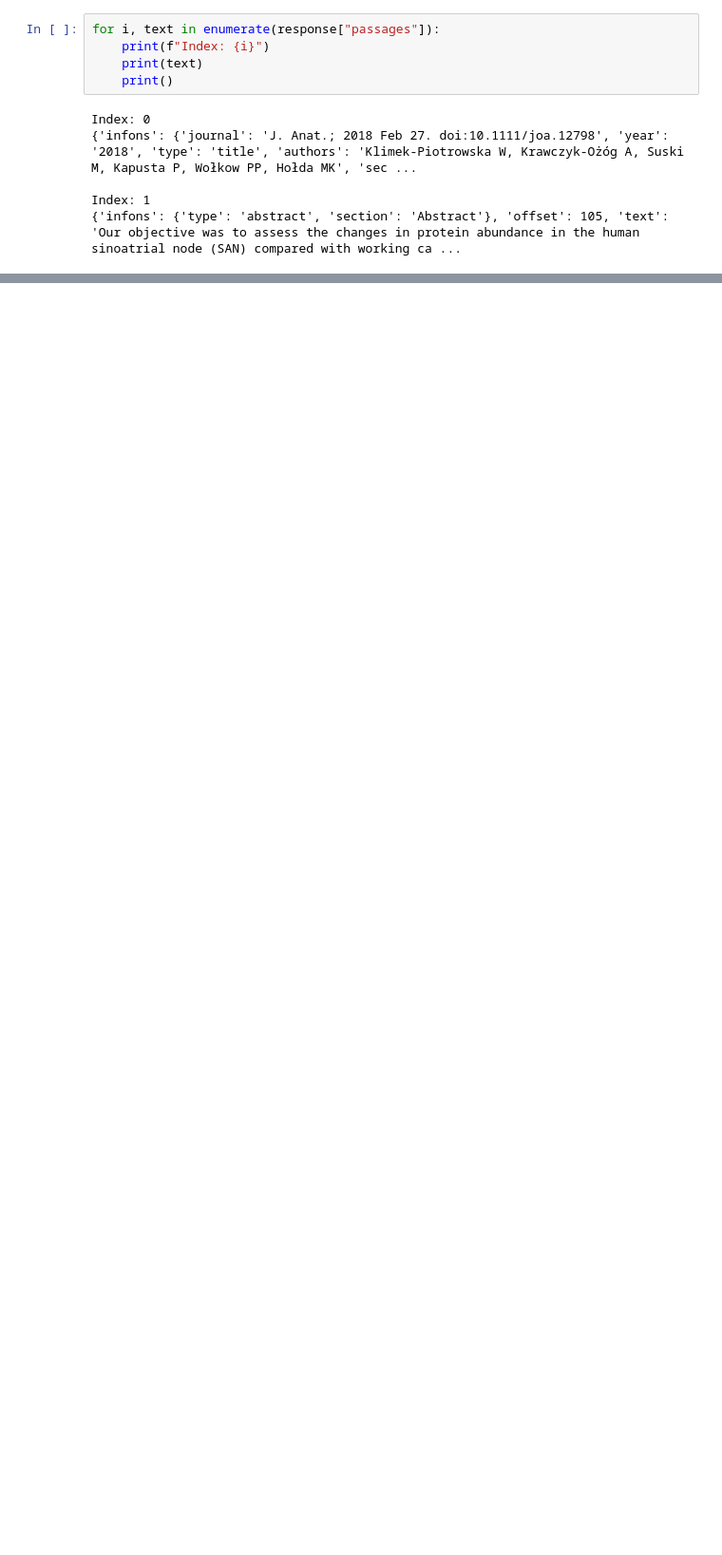
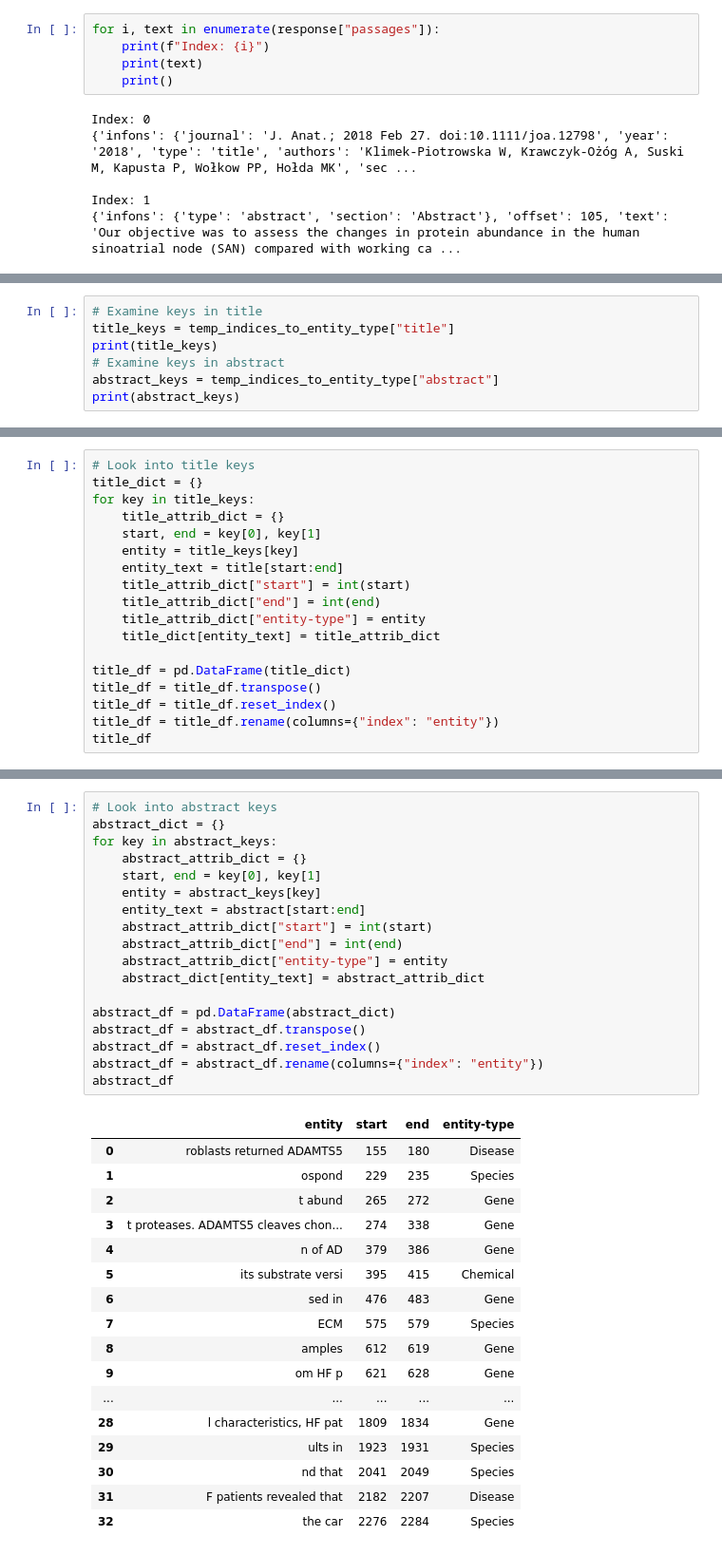
Before and after one commit to josephramirezgit/CASB-199, a Jupyter notebook: named_entity_recognition/PubTator API.ipynb, the cells around one changed output, grey strips where cells are left out. Shown at 95% size. Drawn from its saved outputs; the diff is of its cells as text; blank space fills up the shorter version.

```diff
--- a/named_entity_recognition/PubTator API.ipynb
+++ b/named_entity_recognition/PubTator API.ipynb
@@ -289,0 +389,7 @@ Index: 1
+# %%
+# Examine keys in title
+title_keys = temp_indices_to_entity_type["title"]
+print(title_keys)
+# Examine keys in abstract
+abstract_keys = temp_indices_to_entity_type["abstract"]
+print(abstract_keys)
@@ -289,0 +399,18 @@ Index: 1
+# %%
+# Look into title keys
+title_dict = {}
+for key in title_keys:
+    title_attrib_dict = {}
+    start, end = key[0], key[1]
+    entity = title_keys[key]
+    entity_text = title[start:end]
+    title_attrib_dict["start"] = int(start)
+    title_attrib_dict["end"] = int(end)
+    title_attrib_dict["entity-type"] = entity
+    title_dict[entity_text] = title_attrib_dict
+
+title_df = pd.DataFrame(title_dict)
+title_df = title_df.transpose()
+title_df = title_df.reset_index()
+title_df = title_df.rename(columns={"index": "entity"})
+title_df
@@ -289,0 +420,36 @@ Index: 1
+# %%
+# Look into abstract keys
+abstract_dict = {}
+for key in abstract_keys:
+    abstract_attrib_dict = {}
+    start, end = key[0], key[1]
+    entity = abstract_keys[key]
+    entity_text = abstract[start:end]
+    abstract_attrib_dict["start"] = int(start)
+    abstract_attrib_dict["end"] = int(end)
+    abstract_attrib_dict["entity-type"] = entity
+    abstract_dict[entity_text] = abstract_attrib_dict
+
+abstract_df = pd.DataFrame(abstract_dict)
+abstract_df = abstract_df.transpose()
+abstract_df = abstract_df.reset_index()
+abstract_df = abstract_df.rename(columns={"index": "entity"})
+abstract_df
+# %% [output]
+|  | entity | start | end | entity-type |
+| 0 | roblasts returned ADAMTS5 | 155 | 180 | Disease |
+| 1 | ospond | 229 | 235 | Species |
+| 2 | t abund | 265 | 272 | Gene |
+| 3 | t proteases. ADAMTS5 cleaves chon... | 274 | 338 | Gene |
+| 4 | n of AD | 379 | 386 | Gene |
+| 5 | its substrate versi | 395 | 415 | Chemical |
+| 6 | sed in | 476 | 483 | Gene |
+| 7 | ECM | 575 | 579 | Species |
+| 8 | amples | 612 | 619 | Gene |
+| 9 | om HF p | 621 | 628 | Gene |
+| ... | ... | ... | ... | ... |
+| 28 | l characteristics, HF pat | 1809 | 1834 | Gene |
+| 29 | ults in | 1923 | 1931 | Species |
+| 30 | nd that | 2041 | 2049 | Species |
+| 31 | F patients revealed that | 2182 | 2207 | Disease |
+| 32 | the car | 2276 | 2284 | Species |
```
Also changed, not shown: parts of 33 cells of this notebook, 9 other files.
